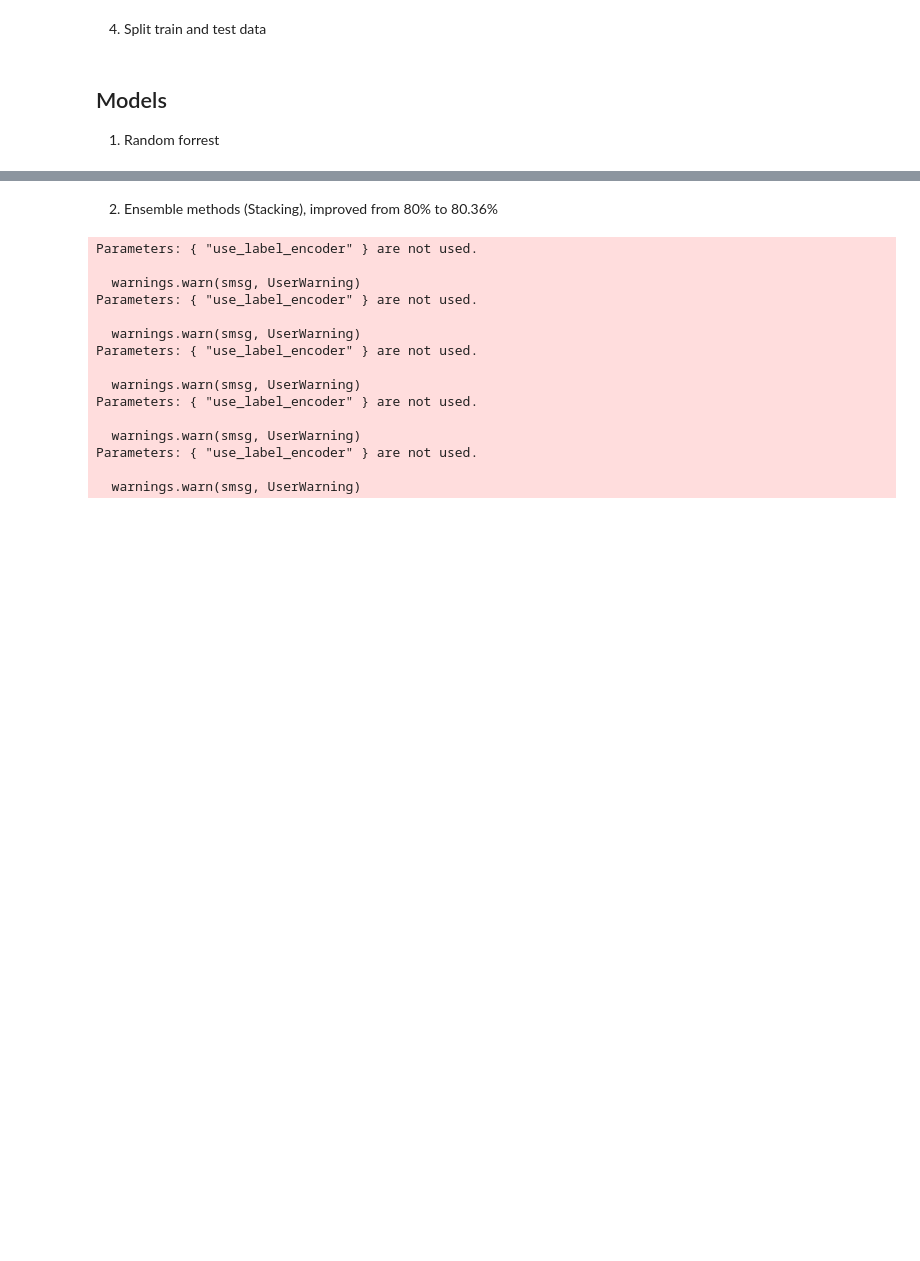
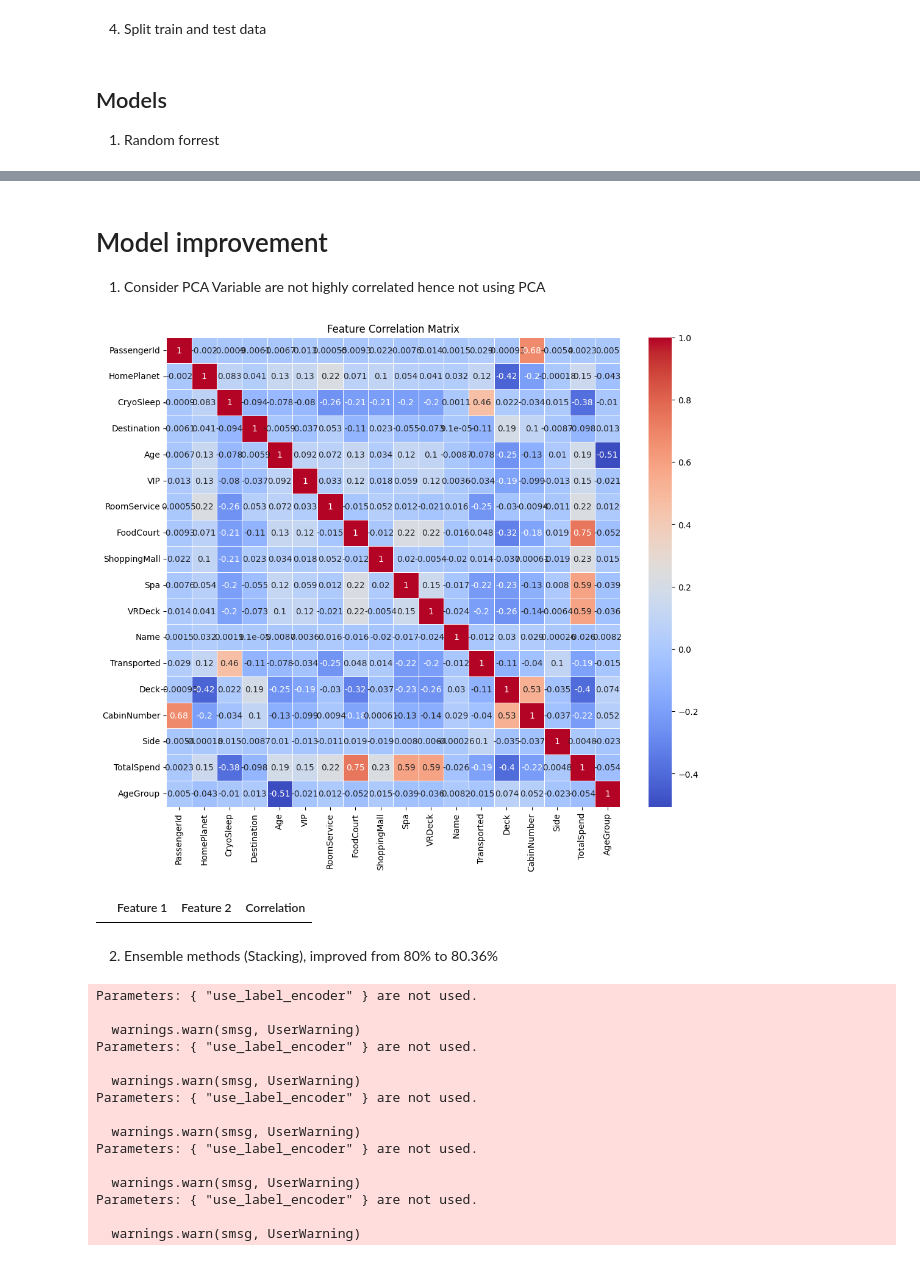
Before and after one commit to shamisolchikamhi/Data-Crusade, a Jupyter notebook: Titanic Spaceship/detail_notebook.ipynb, the cells around one changed output, grey strips where cells are left out. Saved outputs shown, nothing was run; the diff lists cells and outputs as text; code cells hidden in the pictures; blank space fills up the shorter version.

```diff
--- a/Titanic Spaceship/detail_notebook.ipynb
+++ b/Titanic Spaceship/detail_notebook.ipynb
@@ -11,6 +20,7 @@ from sklearn.svm import SVC
 # %%
 file_path = 'train.csv'
-spaceship_data = pd.read_csv(file_path)
+df  = pd.read_csv(file_path)
+spaceship_data = df
 print(len(spaceship_data))
 spaceship_data.head()
 # %% [output]
@@ -170,6 +212,27 @@ Traceback (most recent call last):
   'n_estimators': 200},
  0.8005050505050505,
  '              precision    recall  f1-score   support\n\n       False       0.80      0.80      0.80       794\n        True       0.80      0.80      0.80       790\n\n    accuracy                  ...
+# %% [markdown]
+# Model improvement
+1. Consider PCA
+    Variable are not highly correlated hence not using PCA
+# %%
+# Calculate the correlation matrix
+correlation_matrix = spaceship_data.corr()
+
+# Plot a heatmap of the correlation matrix
+plt.figure(figsize=(12, 10))
+sns.heatmap(correlation_matrix, annot=True, cmap='coolwarm', linewidths=0.5, linecolor='white')
+plt.title('Feature Correlation Matrix')
+plt.show()
+
+# Check for high correlation (above 0.8)
+high_correlation_pairs = correlation_matrix[(correlation_matrix > 0.8) & (correlation_matrix != 1.0)].stack().reset_index()
+high_correlation_pairs.columns = ['Feature 1', 'Feature 2', 'Correlation']
+high_correlation_pairs
+# %% [output]
+[figure, added]
+|  | Feature 1 | Feature 2 | Correlation |
 # %% [markdown]
 2. Ensemble methods (Stacking), improved from 80% to 80.36%
 # %%
```
Also changed, not shown: parts of 13 cells of this notebook, 1 other file.
